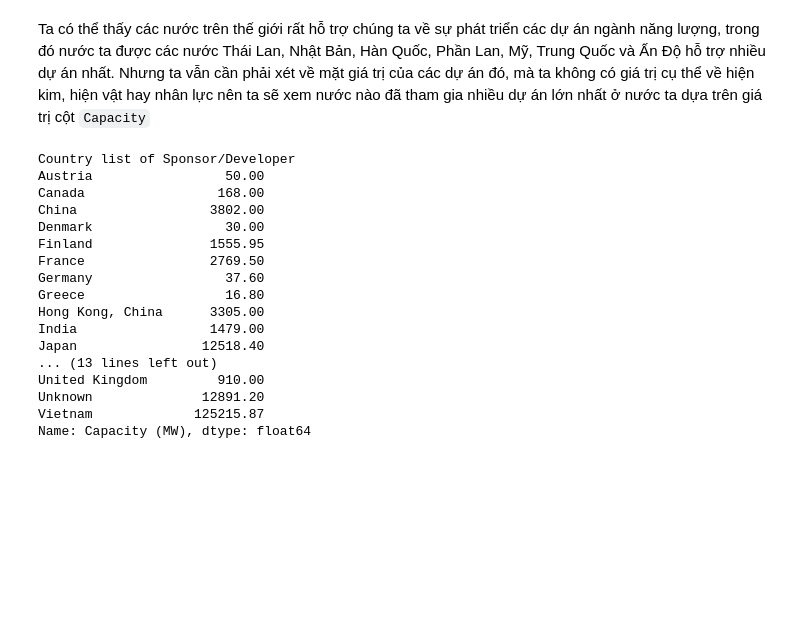
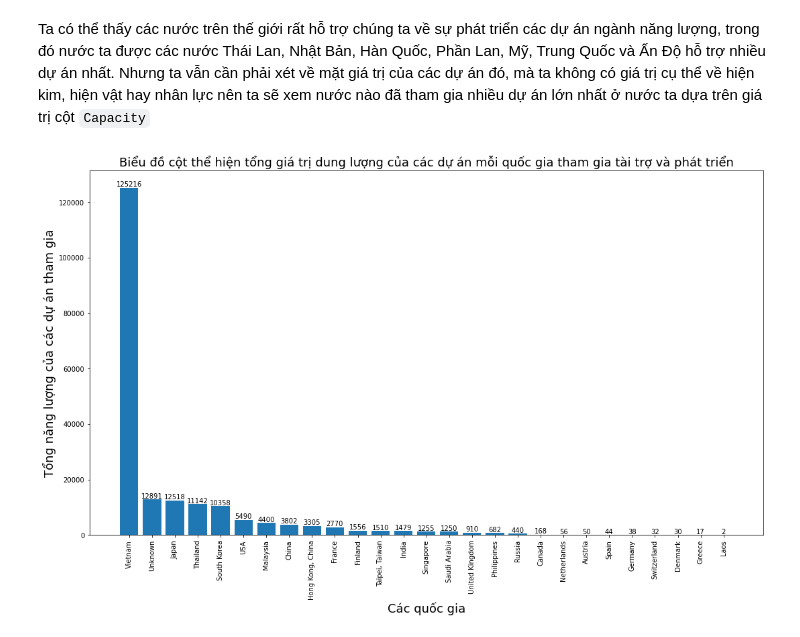
Before and after one commit to JustKidding2K/P4DS_FinalProject, a Jupyter notebook: Source.ipynb, the cells around one changed output. Cells and saved outputs as stored; diff of their text form; code cells hidden in the pictures; blank space fills up the shorter version.

```diff
--- a/Source.ipynb
+++ b/Source.ipynb
@@ -493,23 +471,15 @@ for i in range(df.shape[0]):
     for x in l:
         tmp['Country list of Sponsor/Developer']=x
         new_df=new_df.append(tmp,ignore_index=True)
-# %%
-new_df.groupby(['Country list of Sponsor/Developer']).sum()['Capacity (MW)']
-# %% [output]
-Country list of Sponsor/Developer
-Austria                 50.00
-Canada                 168.00
-China                 3802.00
-Denmark                 30.00
-Finland               1555.95
-France                2769.50
-Germany                 37.60
-Greece                  16.80
-Hong Kong, China      3305.00
-India                 1479.00
-Japan                12518.40
-... (13 lines left out)
-United Kingdom         910.00
-Unknown              12891.20
-Vietnam             125215.87
-Name: Capacity (MW), dtype: float64
+# %%
+country_value=new_df.groupby(['Country list of Sponsor/Developer']).sum()['Capacity (MW)'].sort_values(ascending=False).round(0)
+fig, ax = plt.subplots(figsize=(18,10))
+p=ax.bar(country_value.index,country_value)
+ax.xaxis.set_tick_params(rotation=90)
+ax.bar_label(p)
+ax.set_title('Biểu đồ cột thể hiện tổng giá trị dung lượng của các dự án mỗi quốc gia tham gia tài trợ và phát triển',fontsize=18)
+ax.set_xlabel('Các quốc gia',fontsize=18)
+ax.set_ylabel('Tổng năng lượng của các dự án tham gia',fontsize=18)
+plt.show()
+# %% [output]
+[figure, added]
```
Also changed, not shown: parts of 11 cells of this notebook, 2 other files.
